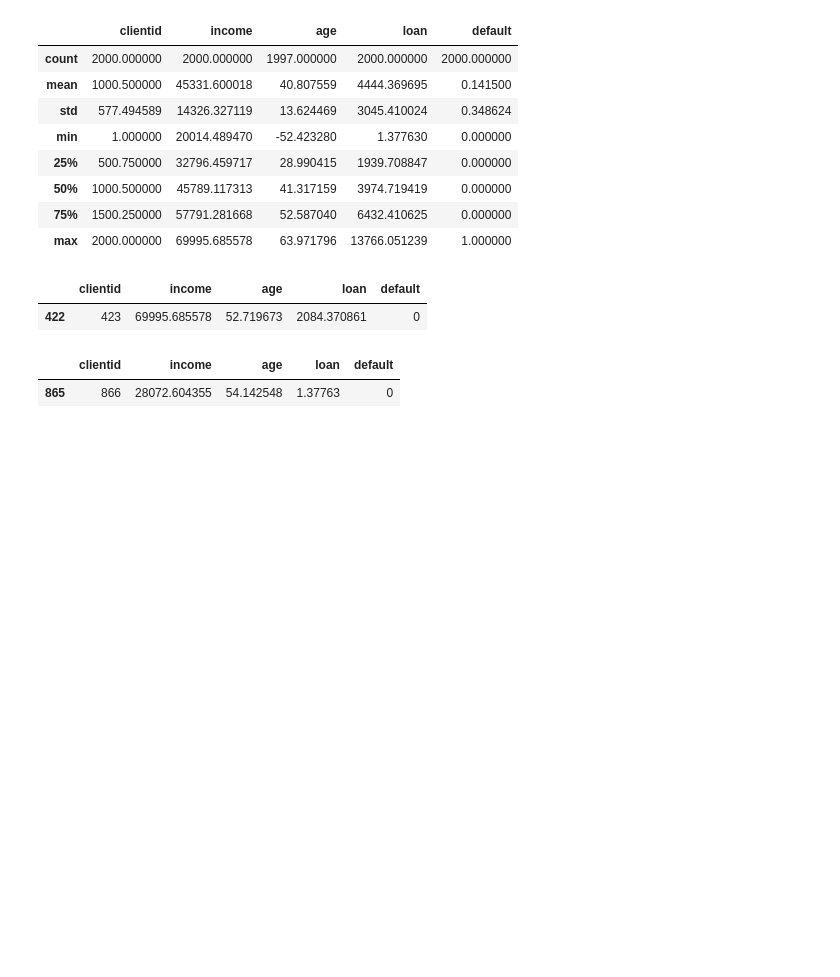
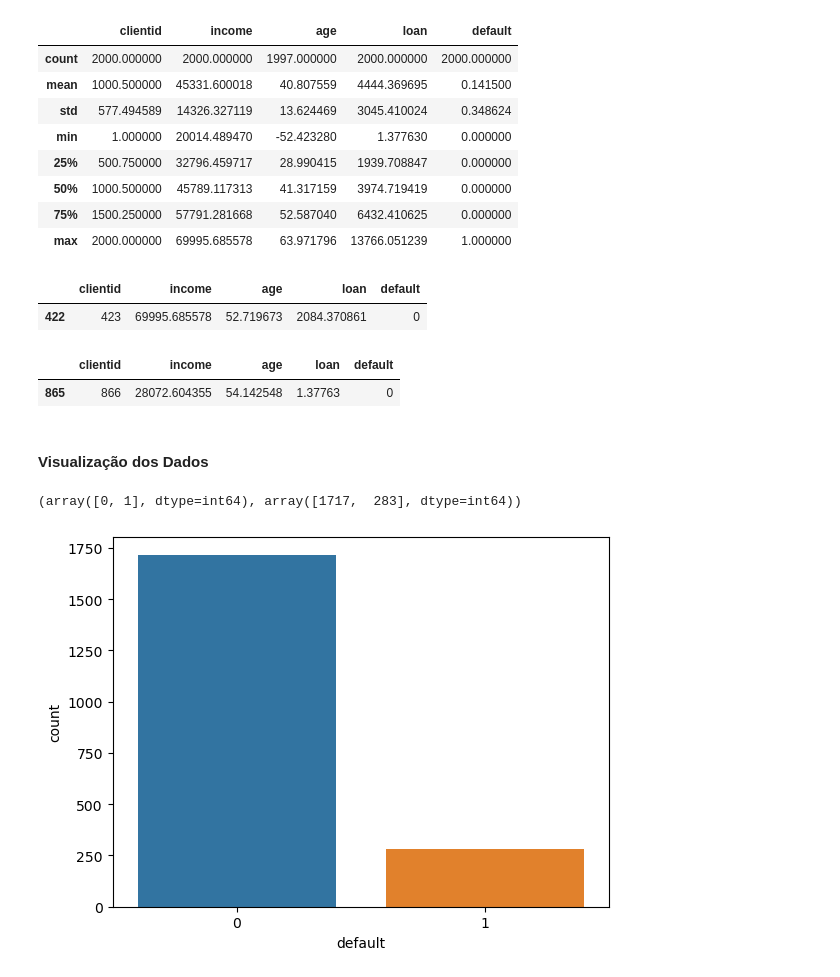
Before and after one commit to JansRodriguez/MachineLearningAaZ, a Jupyter notebook: TeinamentoDefinitivo.ipynb, the cells around one changed output. Drawn from its saved outputs; the diff is of its cells as text; code cells hidden in the pictures; blank space fills up the shorter version.

```diff
--- a/TeinamentoDefinitivo.ipynb
+++ b/TeinamentoDefinitivo.ipynb
@@ -53,3 +53,13 @@ dados_credito[dados_credito['loan'] < 1.377630]
 # %% [output]
 |  | clientid | income | age | loan | default |
 | 865 | 866 | 28072.604355 | 54.142548 | 1.37763 | 0 |
+# %% [markdown]
+#### Visualização dos Dados
+# %%
+np.unique(dados_credito['default'], return_counts=True)
+# %% [output]
+(array([0, 1], dtype=int64), array([1717,  283], dtype=int64))
+# %%
+sns.countplot(x = dados_credito['default']);
+# %% [output]
+[figure, added]
```
Also changed, not shown: parts of 16 cells of this notebook.
